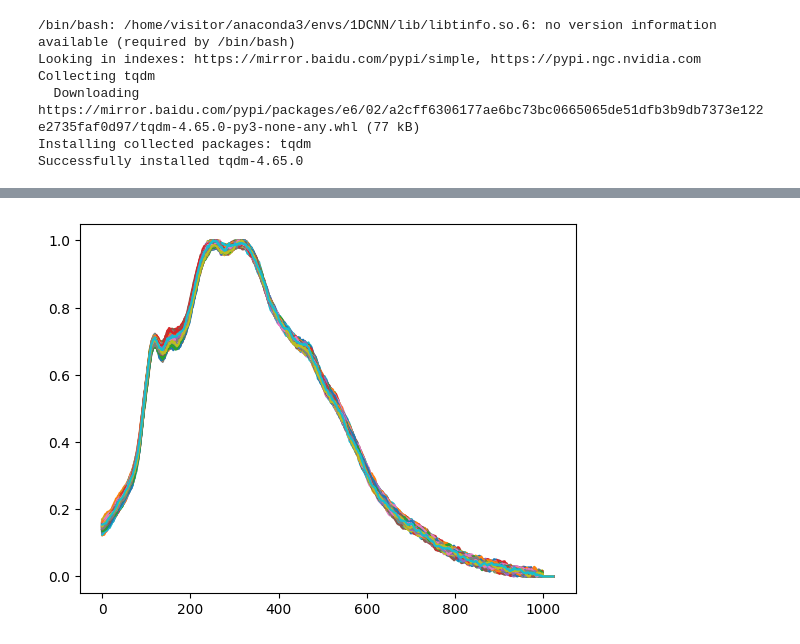
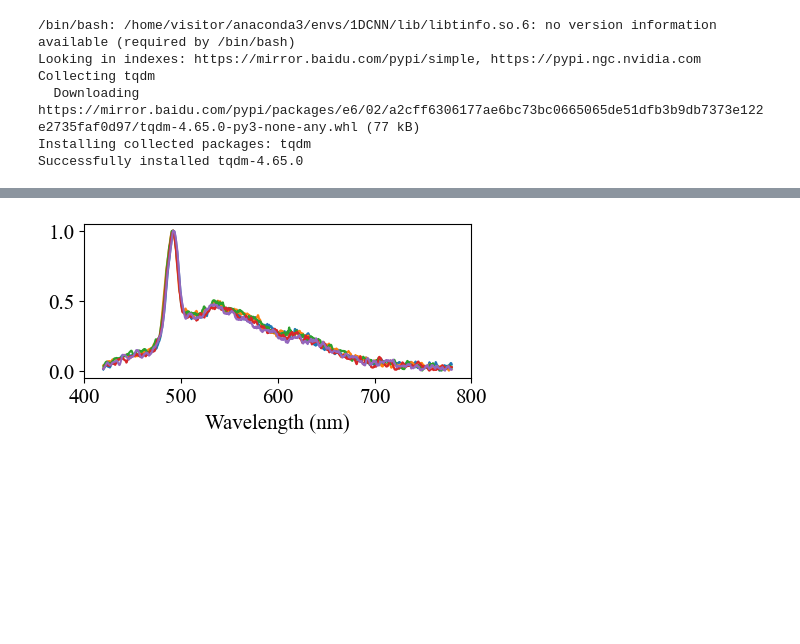
Before and after one commit to Magnomic/CNST, a Jupyter notebook: 1DCNN.ipynb, the cells around one changed output, grey strips where cells are left out. Saved outputs shown, nothing was run; the diff lists cells and outputs as text; code cells hidden in the pictures; blank space fills up the shorter version.

```diff
--- a/1DCNN.ipynb
+++ b/1DCNN.ipynb
@@ -259,9 +293,10 @@ for t_file in f_list:
     np.save(str.format('data/smooth_clean_npy/{}', t_file), data)
 # %%
 import matplotlib.pyplot as plt
-final_arr
+# final_arr = np.load(str.format('data/new-bg-to-n/3.npy'))
+final_arr = np.load(str.format('data/noisy_npy/5.npy'))
 for i in range(200):
-    plt.cla()
+    # plt.cla()
     plt.plot(final_arr[i])
-    plt.savefig(str.format('data/figs/{}.png', i))
+    # plt.savefig(str.format('data/figs/{}.png', i))
 # %% [output]
@@ -297,9 +354,26 @@ for i in range(0, 200):
 # %%
 import os
 import numpy as np
 import matplotlib.pyplot as plt
-data = np.load("data/noisy_npy/15.npy")
-for i in range(0,200):
-    plt.plot(data[i])
+idx = "4"
+sp = None
+# data = np.load("data/new-bg-to-n/"+idx+".npy")
+plt.figure(figsize = (5,2))
+plt.rc('font',family='Times New Roman')
+plt.rcParams.update({"font.size":15})
+# data = np.load("data/clean_npy/"+idx+".npy")
+# plt.ylabel('Intensity (normalized)')
+plt.xlabel('Wavelength (nm)')
+plt.xlim(400,800)
+data = np.load("data/bg_npy/"+idx+".npy")
+for i in range(0,5):
+    # if np.average(data[i][380:420]) < 0.08:
+    # if np.min(data[i][195:205]) < 0.89:
+    # if np.min(data[i][390:410]) < 0.1:
+    # if np.max(data[i][250:350]) > 0.4:
+        # data[i] = data[i-1]
+        plt.plot(np.arange(420,780,0.36), data[i][:1000])
+        # print(i)
+# data[34] = data[33]
 # %% [output]
-[figure, old version]
+[figure, new version]
```
Also changed, not shown: parts of 8 cells of this notebook, 5 other files.
